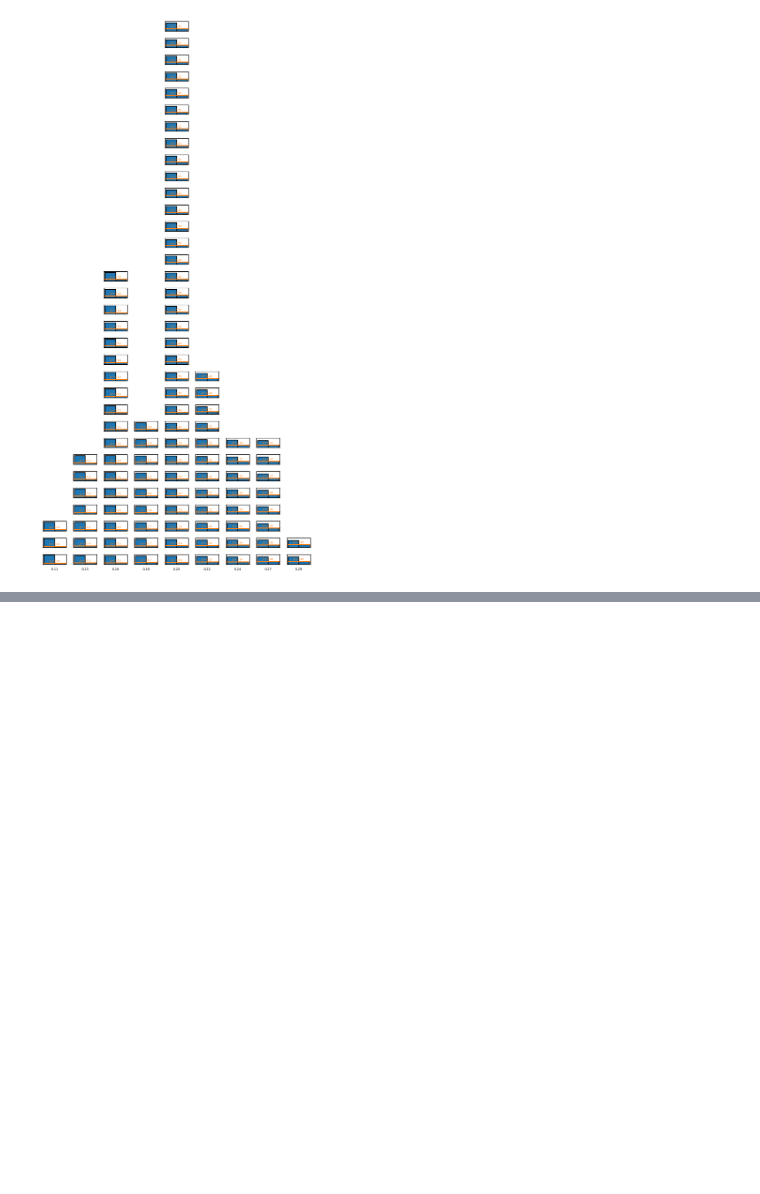
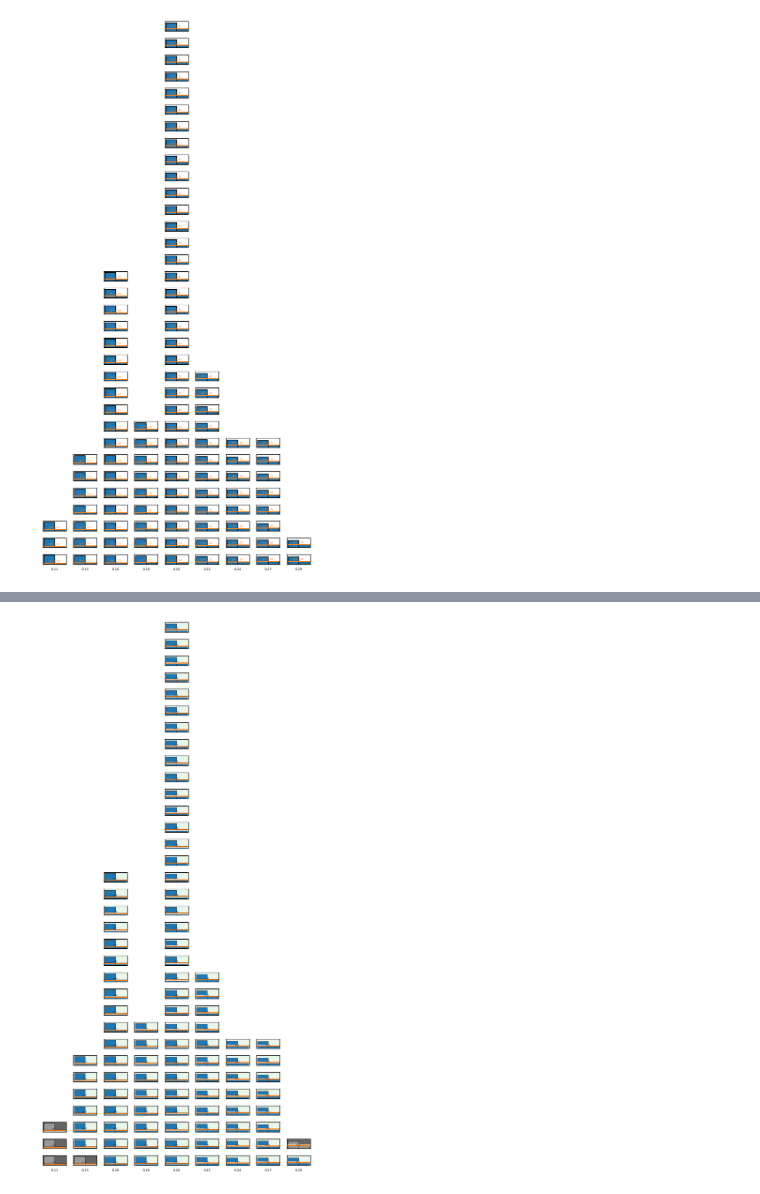
Before and after one commit to alexanderthclark/Stats1101, a Jupyter notebook: helpers/confidenceIntervalHelper.ipynb, the cells around one changed output, grey strips where cells are left out. Drawn from its saved outputs; the diff is of its cells as text; code cells hidden in the pictures; blank space fills up the shorter version.

Commit message:
conf intervals

```diff
--- a/helpers/confidenceIntervalHelper.ipynb
+++ b/helpers/confidenceIntervalHelper.ipynb
@@ -38,6 +38,16 @@ codes = cats.cat.codes.rename("codes")
 df = means.to_frame().join(cats).join(datas).join(codes)
 n_cats = len(cats.cat.categories)
 max_cat_freq = cats.value_counts().max()
+
+
+selambda = lambda x: np.sqrt(x*(1-x)/100)
+df['se'] = df.phat.apply(selambda)
+def containsp(phat):
+    se = selambda(phat)
+    a = p >= phat - 1.96*se
+    b = p <= phat + 1.96*se
+    return 1*(a and b)
+df['ci_covers'] = df['phat'].apply(containsp)
 # %%
 fig, axs = plt.subplots(max_cat_freq,
                         n_cats,
@@ -102,0 +109,90 @@ cats.cat.categories[0].left
+# %%
+green = mcolors.to_rgb("C2")
+s = .9
+green = s*np.ones(3) + (1-s)*np.array(green)
+
+orange = mcolors.to_rgb("C1")
+s = .8
+orange = s*np.ones(3) + (1-s)*np.array(orange)
+# %%
+fig, axs = plt.subplots(max_cat_freq,
+                        n_cats,
+                       sharex=True,
+                       sharey=True,
+                       figsize=(6,12))
+
+
+for i in range(n_cats):
+    col = axs[:,i]
+
+    category = cats.cat.categories[i]
+    midpoint = .5*category.left + 0.5*category.right
+
+    ax = col[-1]
+    ax.text(0.5, 0,
+            s = "\n" + f"{midpoint:.2f}",
+            va = 'top',
+            ha = 'center',
+            size = 5,
+           transform = ax.transAxes)
+
+    temp = df[df.codes == i]
+    samples = temp['data']
+    if len(samples)==0:
+        for ax in col:
+            ax.axis('off')
+
+    else:
+        for k, sample in enumerate(samples):
+            ax = col[-1-k]
+            phat = np.mean(sample)
+            se = selambda(phat)
+            covers = containsp(phat)
+            color = 'C0' if covers else (.6, .6, .6)
+
+            histogram(sample,
+                      ax=ax,
+                      class_intervals = [-0.5,0.5,1.5],
+                      show=False,
+                     fc = color,
+                     lw = 0.4)
+            ax.axhline(phat, color = 'C1')
+            ax.set_xticks([])
+            ax.set_yticks([])
+
+            ax.axhline(0.2, color = 'black', lw = 0.3)
+            #ax.axhline(phat, color = 'C1')
+            ax.axhspan(phat-1.96*se, phat+1.96*se,
+                       fc = orange,
+                      ec = None,
+                      lw = 0)
+
+            # Annotations
+            ax.text(0.5,p,
+                   s = r'$p=$'+f"{p:.1f}",
+                   ha = 'center',
+                   va = 'bottom',
+                   color = 'black',
+                   size = 2)
+            #ax.text(0.5,phat,
+            #       s = r'$\hat{p}=$'+f"{phat:.2f}",
+            #       ha = 'center',
+            #       va = 'bottom',
+            #       color = 'C1',
+            #       size = 4)
+
+            if not covers:
+                ax.set_fc(np.ones(3)*.4)
+            else:
+                ax.set_fc(green)
+
+        # remove axes the continue up within the column
+        for l in range(k+1,len(col)):
+            ax = col[-1-l]
+            ax.axis('off')
+
+
+plt.tight_layout()
+plt.savefig("../book/images/bernoulliCLTwCI.svg", transparent=False)
+# %% [output]
+[figure, added]
```
Also changed, not shown: parts of 10 cells of this notebook, 27 other files.
